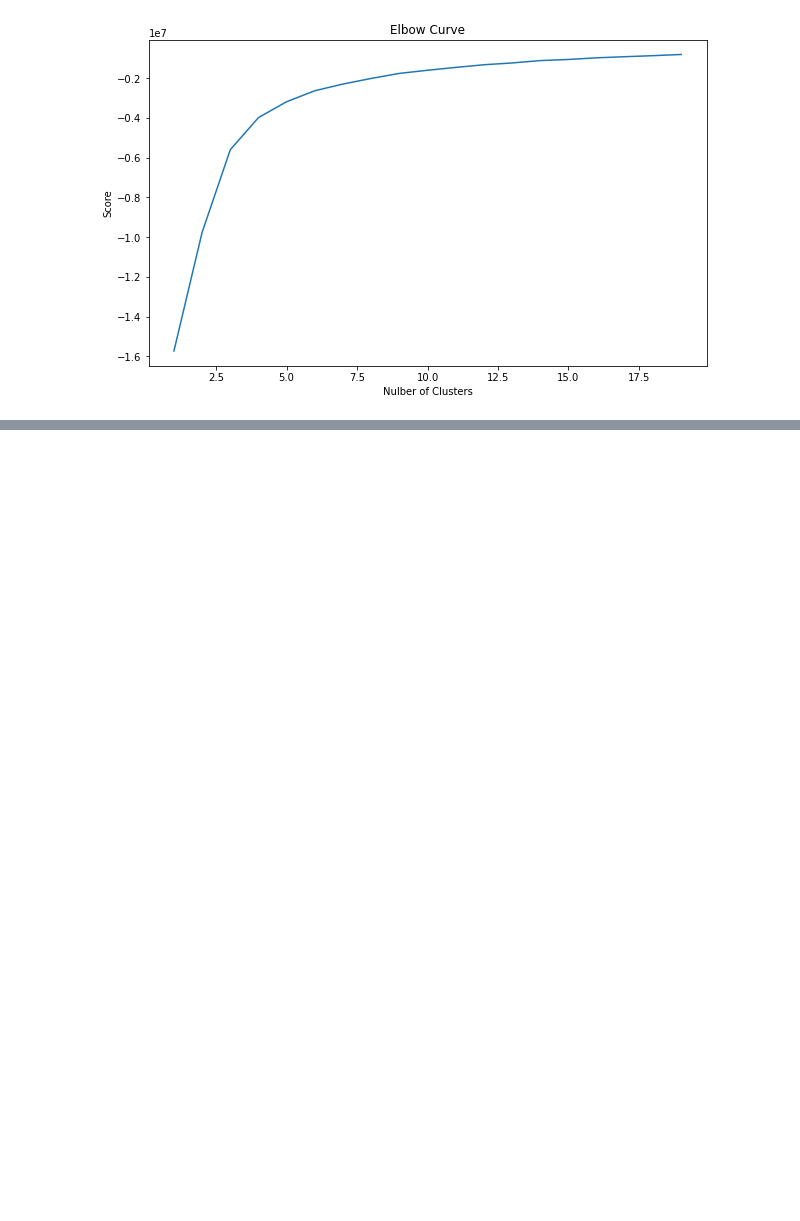
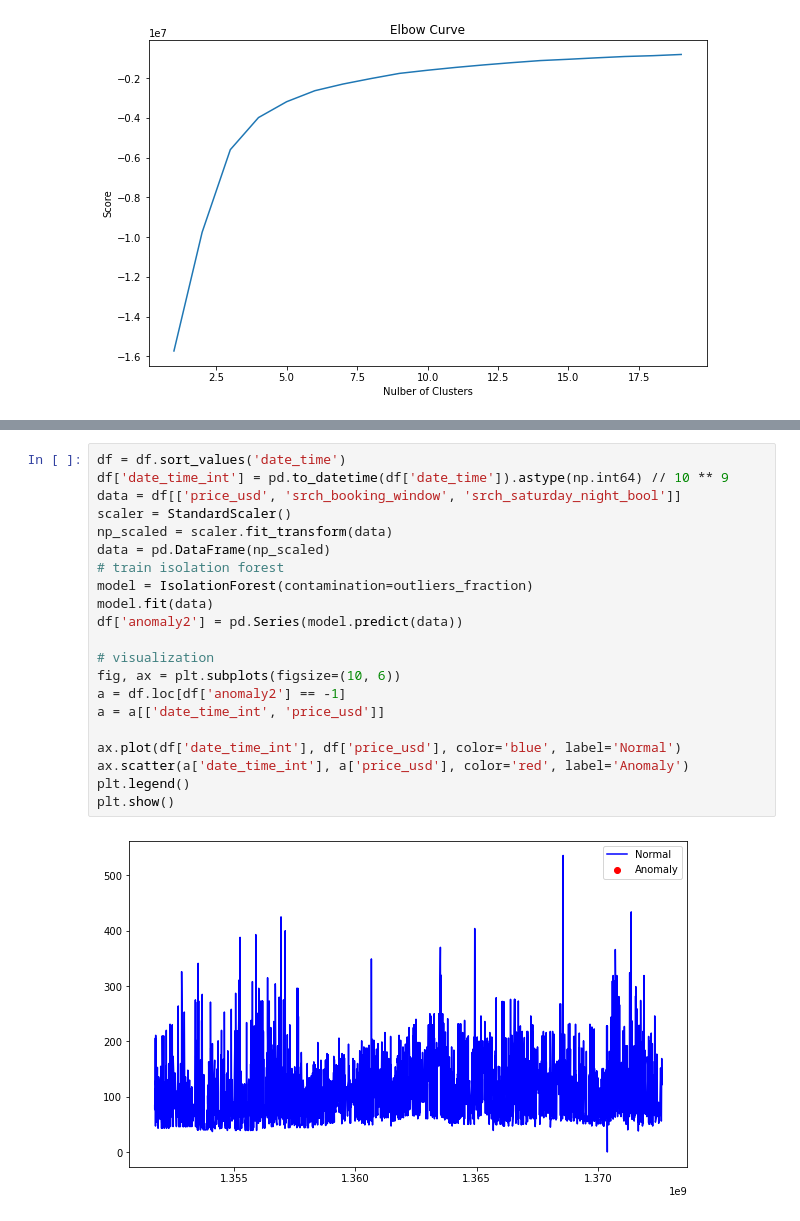
Before and after one commit to TzeHimSung/ml_learning, a Jupyter notebook: lstm_with_sklearn/personalize_expedia_hotel_searches.ipynb, the cells around one changed output, grey strips where cells are left out. Saved outputs shown, nothing was run; the diff lists cells and outputs as text; blank space fills up the shorter version.

Commit message:
update personalize exp hotel time series

```diff
--- a/lstm_with_sklearn/personalize_expedia_hotel_searches.ipynb
+++ b/lstm_with_sklearn/personalize_expedia_hotel_searches.ipynb
@@ -175,0 +157,23 @@ KeyError: 'principal_feature1'
+# %%
+df = df.sort_values('date_time')
+df['date_time_int'] = pd.to_datetime(df['date_time']).astype(np.int64) // 10 ** 9
+data = df[['price_usd', 'srch_booking_window', 'srch_saturday_night_bool']]
+scaler = StandardScaler()
+np_scaled = scaler.fit_transform(data)
+data = pd.DataFrame(np_scaled)
+# train isolation forest
+model = IsolationForest(contamination=outliers_fraction)
+model.fit(data)
+df['anomaly2'] = pd.Series(model.predict(data))
+
+# visualization
+fig, ax = plt.subplots(figsize=(10, 6))
+a = df.loc[df['anomaly2'] == -1]
+a = a[['date_time_int', 'price_usd']]
+
+ax.plot(df['date_time_int'], df['price_usd'], color='blue', label='Normal')
+ax.scatter(a['date_time_int'], a['price_usd'], color='red', label='Anomaly')
+plt.legend()
+plt.show()
+# %% [output]
+[figure, added]
```
Also changed, not shown: parts of 5 cells of this notebook.
